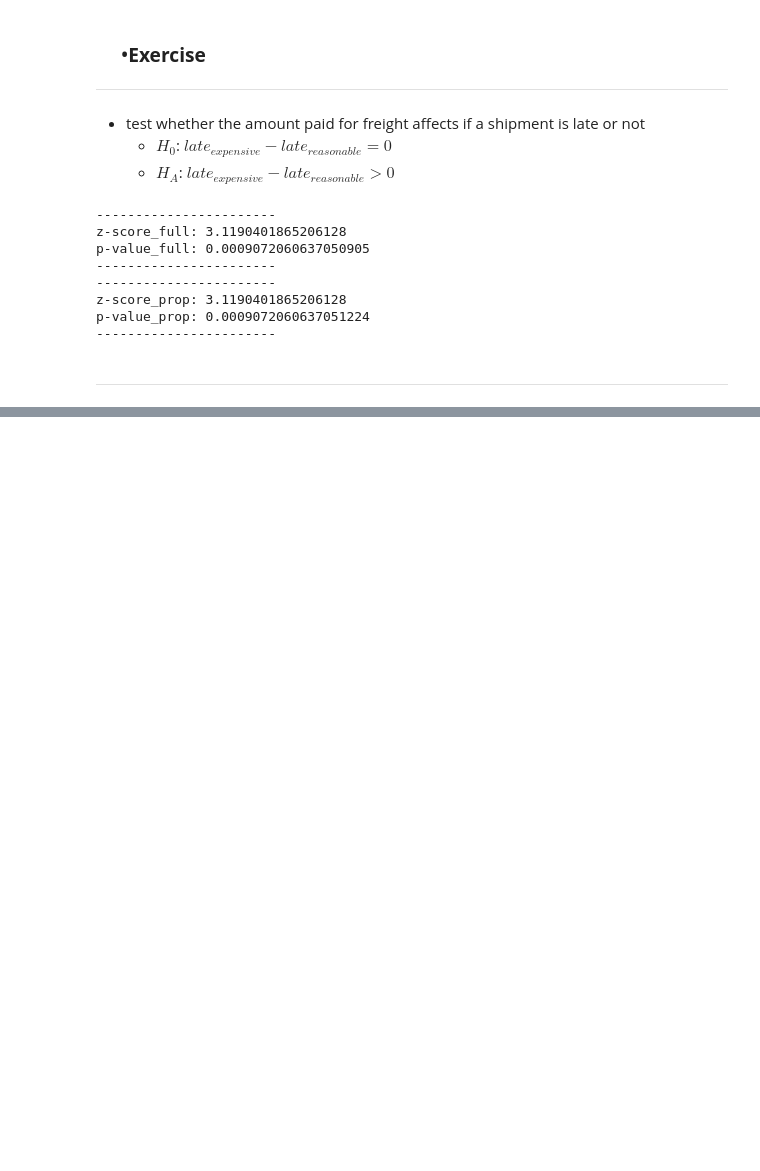
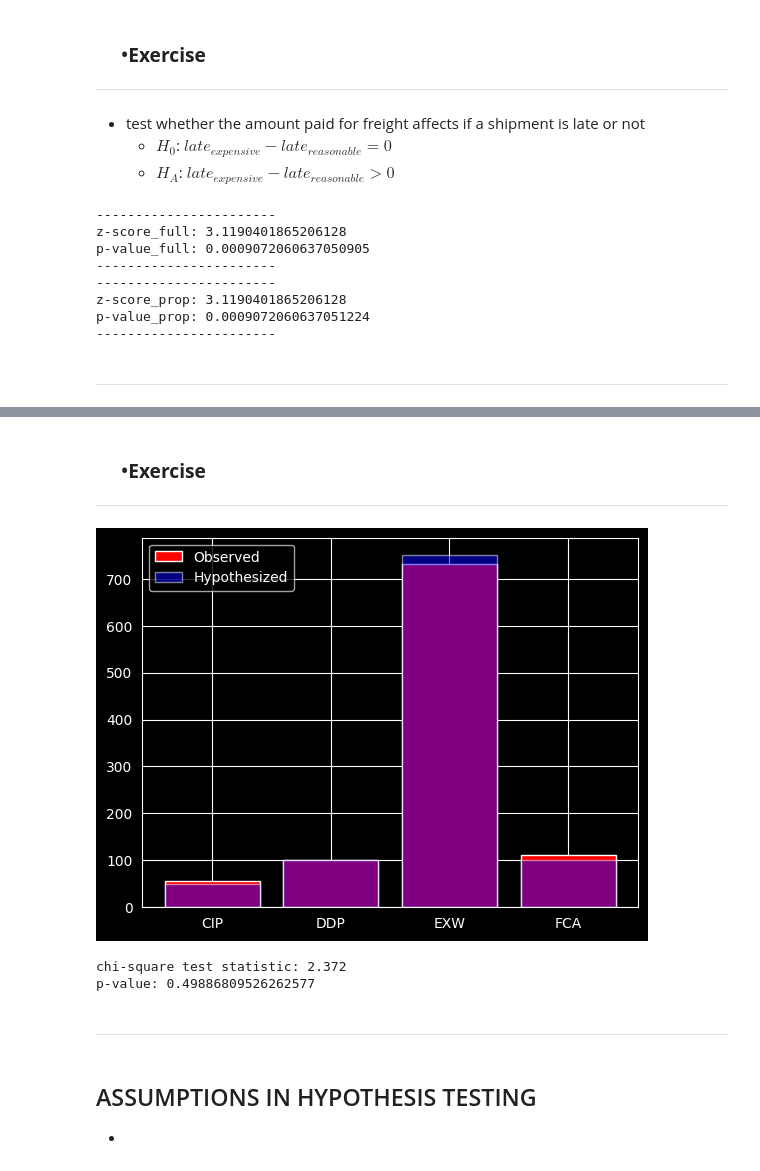
Before and after one commit to wanderduck/Python_DataScience_Examples, a Jupyter notebook: notebooks/hypothesis_testing.ipynb, the cells around one changed output, grey strips where cells are left out. Cells and saved outputs as stored; diff of their text form; code cells hidden in the pictures; blank space fills up the shorter version.

```diff
--- a/notebooks/hypothesis_testing.ipynb
+++ b/notebooks/hypothesis_testing.ipynb
@@ -569,0 +635,33 @@ p-value_prop: 0.0009072060637051224
+# %% [markdown]
+### &nbsp;&nbsp;&nbsp;&nbsp; •**Exercise**
+
+---
+# %%
+hypothesized = {'vendor_inco_term': ['CIP', 'DDP', 'EXW', 'FCA'], 'prop': [0.05, 0.10, 0.75, 0.10]}
+hypothesized = pd.DataFrame(hypothesized)
+
+incoterm_counts = ship_df['vendor_inco_term'].value_counts()
+incoterm_counts = incoterm_counts.rename_axis('vendor_inco_term').reset_index(name='n').sort_values(by='vendor_inco_term')
+
+n_total = len(ship_df)
+hypothesized['n'] = hypothesized['prop'] * n_total
+
+
+plt.bar(incoterm_counts['vendor_inco_term'], incoterm_counts['n'], color="red", label="Observed")
+plt.bar(hypothesized['vendor_inco_term'], hypothesized['n'], alpha=0.5, color='blue', label="Hypothesized")
+
+plt.legend()
+plt.show()
+# %% [output]
+[figure, added]
+# %%
+gof_test = chisquare(f_obs=incoterm_counts['n'], f_exp=hypothesized['n'])
+print(f'chi-square test statistic: {gof_test.statistic}\np-value: {gof_test.pvalue}')
+# %% [output]
+chi-square test statistic: 2.372
+p-value: 0.49886809526262577
+# %% [markdown]
+---
+# %% [markdown]
+## ASSUMPTIONS IN HYPOTHESIS TESTING
+-
```
Also changed, not shown: parts of 8 cells of this notebook.
